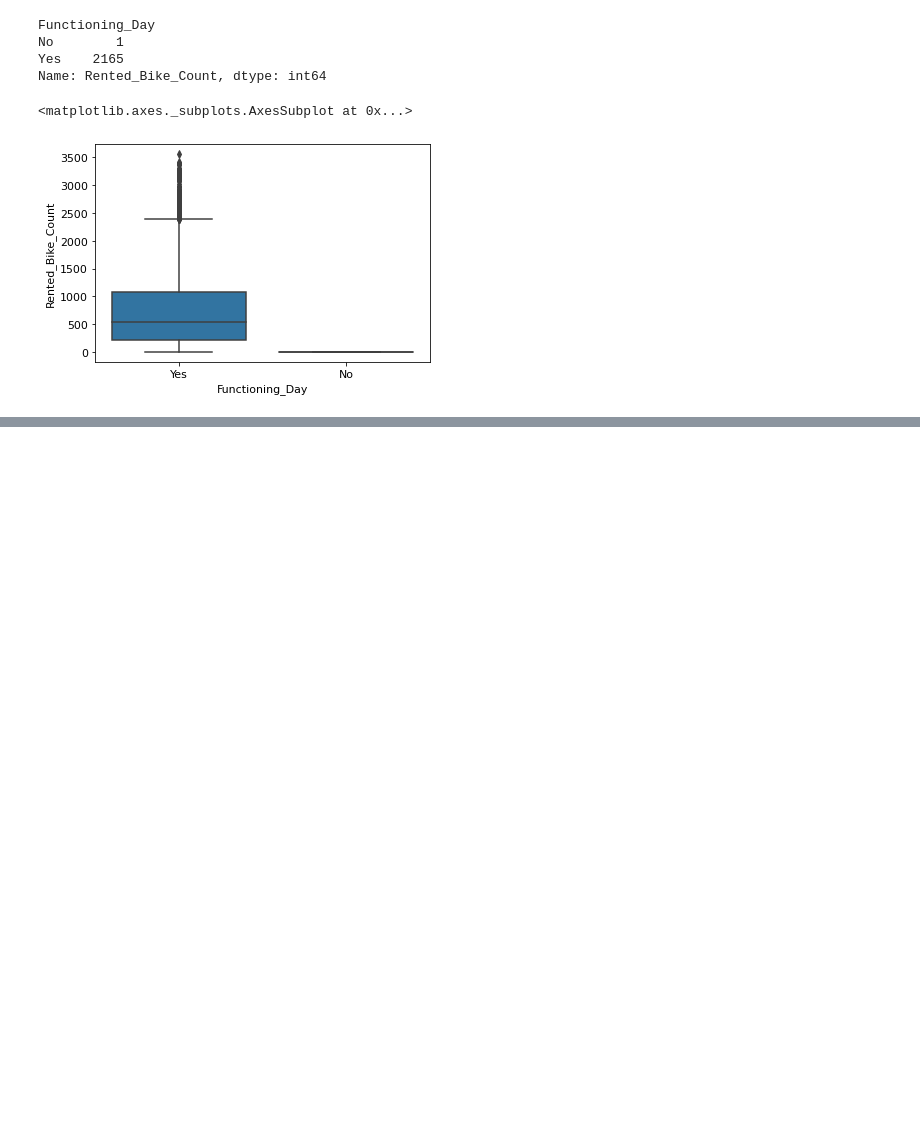
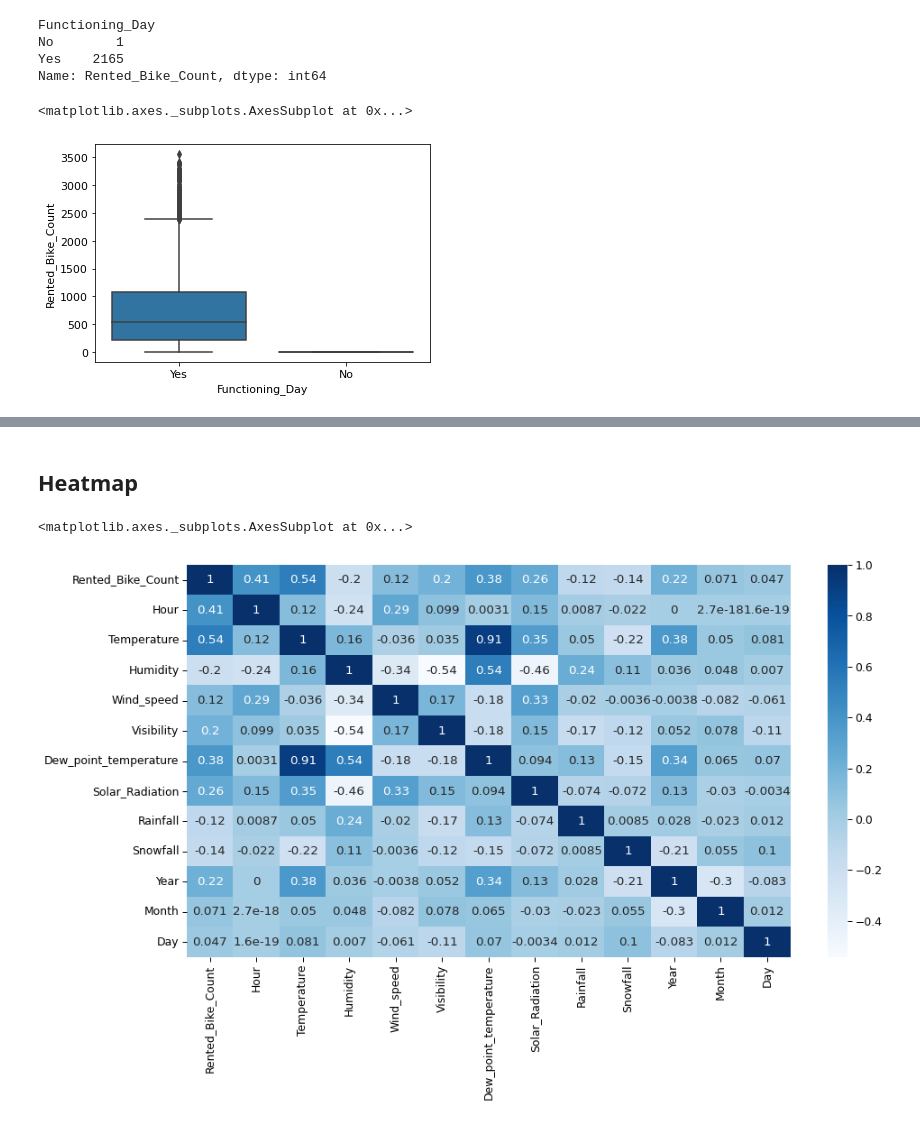
Before and after one commit to AkashSalmuthe/Bike-Sharing-Demand-Prediction, a Jupyter notebook: Bike_Sharing_Demand_Prediction_Capstone_Project.ipynb, the cells around one changed output, grey strips where cells are left out. Cells and saved outputs as stored; diff of their text form; code cells hidden in the pictures; blank space fills up the shorter version.

Commit message:
Heatmapping

```diff
--- a/Bike_Sharing_Demand_Prediction_Capstone_Project.ipynb
+++ b/Bike_Sharing_Demand_Prediction_Capstone_Project.ipynb
@@ -467,0 +474,11 @@ sns.boxplot(x=df['Functioning_Day'],y=df['Rented_Bike_Count'],data=df)
+# %% [markdown]
+## Heatmap
+# %%
+plt.figure(figsize=(15,8))
+sns.set_context('paper',font_scale=1.4)
+
+df_cor = df.corr()
+sns.heatmap(df_cor,annot=True,cmap='Blues')
+# %% [output]
+<matplotlib.axes._subplots.AxesSubplot at 0x...>
+[figure, added]
```
Also changed, not shown: parts of 1 cell of this notebook.
